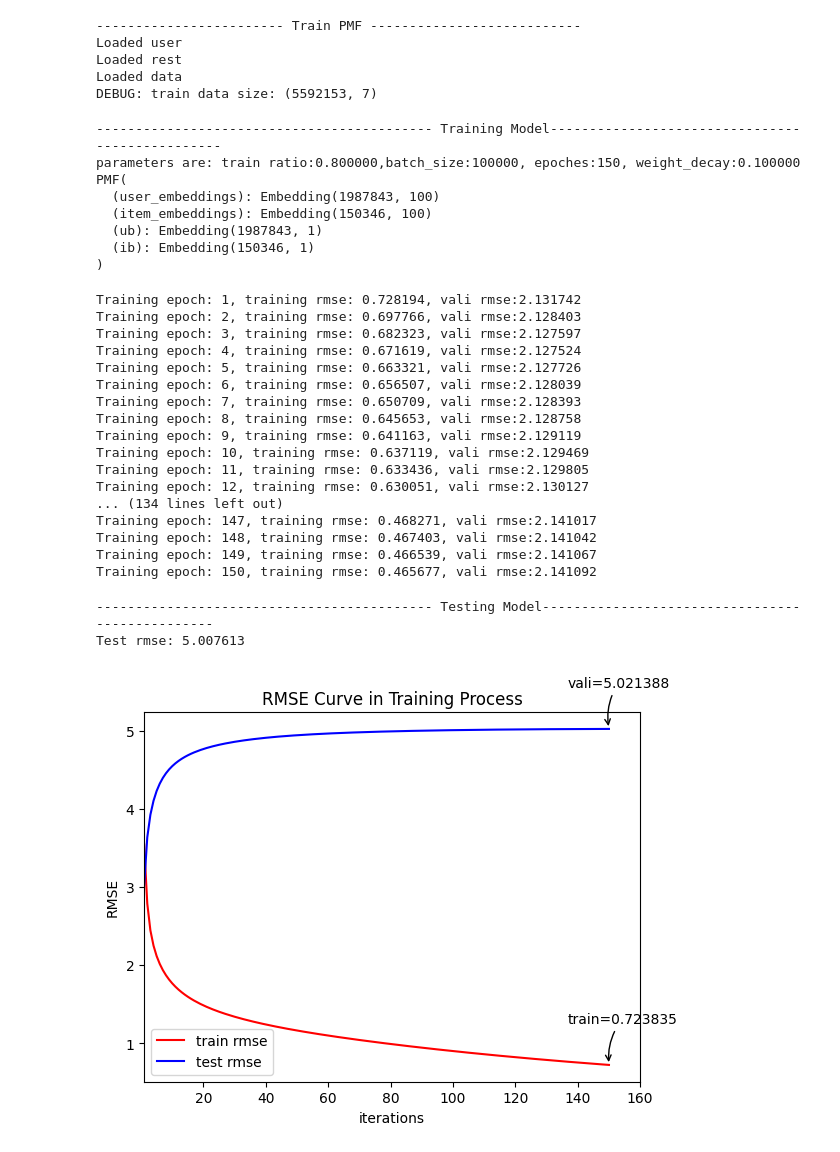
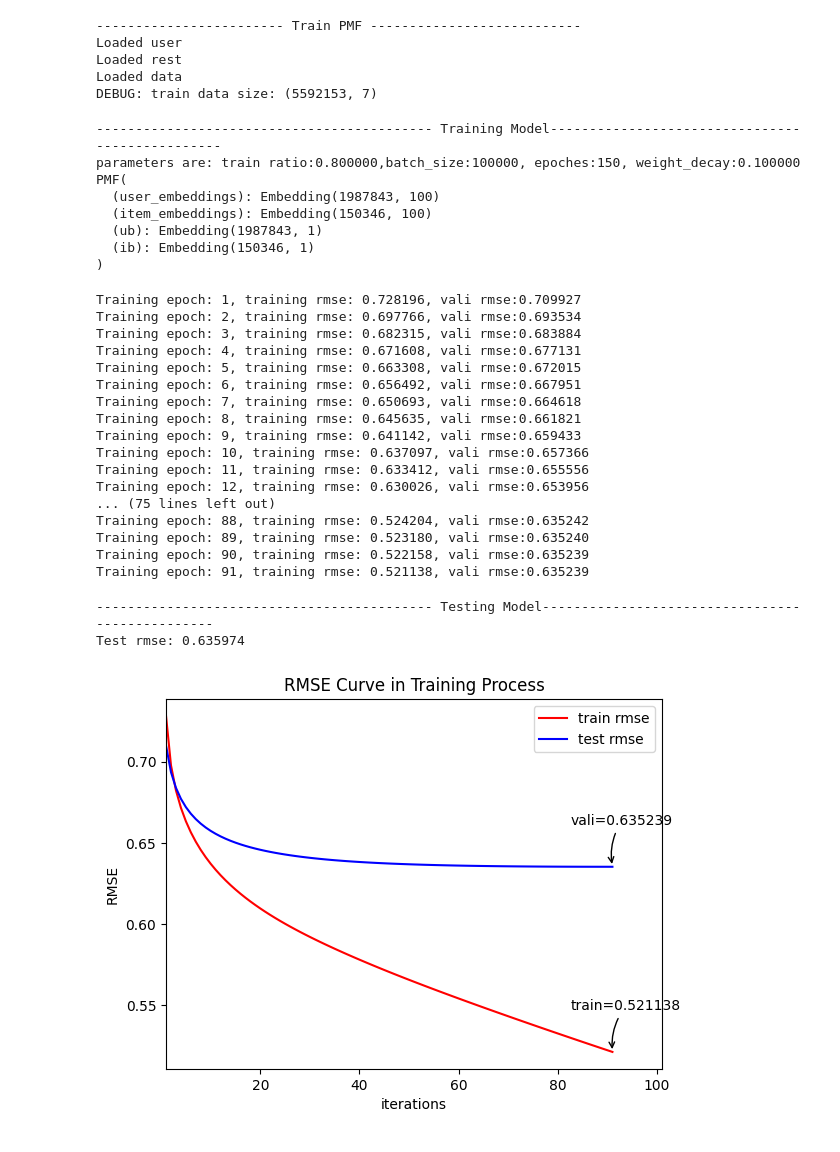
Before and after one commit to nghiax32/DRL-based-Recommendation, a Jupyter notebook: pmf.ipynb, the cells around one changed output. Drawn from its saved outputs; the diff is of its cells as text; code cells hidden in the pictures.

```diff
--- a/pmf.ipynb
+++ b/pmf.ipynb
@@ -179,9 +179,9 @@ for epoch in range(1, epoches+1):
 
     # Calculate validation rmse loss
     if cuda:
-        vali_rmse = RMSE(vali_preds.cpu().data.numpy(), vali_data[:, 1])
+        vali_rmse = RMSE(vali_preds.cpu().data.numpy(), vali_data[:, 0])
     else:
-        vali_rmse = RMSE(vali_preds.data.numpy(), vali_data[:, 1])
+        vali_rmse = RMSE(vali_preds.data.numpy(), vali_data[:, 0])
 
     # Add losses to rmse loss lists
     train_rmse_list.append(train_rmse)
@@ -191,10 +191,10 @@ for epoch in range(1, epoches+1):
               format(epoch, train_rmse, vali_rmse))
 
     # # Early stop condition
-    # if last_vali_rmse and last_vali_rmse < vali_rmse:
-    #     break
-    # else:
-    #   last_vali_rmse = vali_rmse
+    if last_vali_rmse and last_vali_rmse < vali_rmse:
+        break
+    else:
+      last_vali_rmse = vali_rmse
 # %% [output]
 ------------------------------------------- Training Model------------------------------------------------
 parameters are: train ratio:0.800000,batch_size:100000, epoches:150, weight_decay:0.100000
@@ -204,23 +204,23 @@ PMF(
   (ub): Embedding(1987843, 1)
   (ib): Embedding(150346, 1)
 )
-Training epoch: 1, training rmse: 0.728194, vali rmse:2.131742
-Training epoch: 2, training rmse: 0.697766, vali rmse:2.128403
-Training epoch: 3, training rmse: 0.682323, vali rmse:2.127597
-Training epoch: 4, training rmse: 0.671619, vali rmse:2.127524
-Training epoch: 5, training rmse: 0.663321, vali rmse:2.127726
-Training epoch: 6, training rmse: 0.656507, vali rmse:2.128039
-Training epoch: 7, training rmse: 0.650709, vali rmse:2.128393
-Training epoch: 8, training rmse: 0.645653, vali rmse:2.128758
-Training epoch: 9, training rmse: 0.641163, vali rmse:2.129119
-Training epoch: 10, training rmse: 0.637119, vali rmse:2.129469
-Training epoch: 11, training rmse: 0.633436, vali rmse:2.129805
-Training epoch: 12, training rmse: 0.630051, vali rmse:2.130127
-... (134 lines left out)
-Training epoch: 147, training rmse: 0.468271, vali rmse:2.141017
-Training epoch: 148, training rmse: 0.467403, vali rmse:2.141042
-Training epoch: 149, training rmse: 0.466539, vali rmse:2.141067
-Training epoch: 150, training rmse: 0.465677, vali rmse:2.141092
+Training epoch: 1, training rmse: 0.728196, vali rmse:0.709927
+Training epoch: 2, training rmse: 0.697766, vali rmse:0.693534
+Training epoch: 3, training rmse: 0.682315, vali rmse:0.683884
+Training epoch: 4, training rmse: 0.671608, vali rmse:0.677131
+Training epoch: 5, training rmse: 0.663308, vali rmse:0.672015
+Training epoch: 6, training rmse: 0.656492, vali rmse:0.667951
+Training epoch: 7, training rmse: 0.650693, vali rmse:0.664618
+Training epoch: 8, training rmse: 0.645635, vali rmse:0.661821
+Training epoch: 9, training rmse: 0.641142, vali rmse:0.659433
+Training epoch: 10, training rmse: 0.637097, vali rmse:0.657366
+Training epoch: 11, training rmse: 0.633412, vali rmse:0.655556
+Training epoch: 12, training rmse: 0.630026, vali rmse:0.653956
+... (75 lines left out)
+Training epoch: 88, training rmse: 0.524204, vali rmse:0.635242
+Training epoch: 89, training rmse: 0.523180, vali rmse:0.635240
+Training epoch: 90, training rmse: 0.522158, vali rmse:0.635239
+Training epoch: 91, training rmse: 0.521138, vali rmse:0.635239
 # %%
 print('------------------------------------------- Testing Model------------------------------------------------')
 
@@ -235,34 +235,34 @@ else:
 # Get test predictions
 preds = model.predict(test_row, test_col)
 
 # Get test rmse loss
 if cuda:
-    test_rmse = RMSE(preds.cpu().data.numpy(), test_data[:, 1])
+    test_rmse = RMSE(preds.cpu().data.numpy(), test_data[:, 0])
 else:
-    test_rmse = RMSE(preds.data.numpy(), test_data[:, 1])
+    test_rmse = RMSE(preds.data.numpy(), test_data[:, 0])
 print('Test rmse: {:f}'.format(test_rmse))
 
 # Create plots
 plt.figure(1)
 plt.plot(range(1, len(train_rmse_list)+1), train_rmse_list, color='r', label='train rmse')
 plt.plot(range(1, len(vali_rmse_list)+1), vali_rmse_list, color='b', label='test rmse')
 plt.legend()
 plt.annotate(r'train=%f' % (train_rmse_list[-1]), xy=(len(train_rmse_list), train_rmse_list[-1]),
              xycoords='data', xytext=(-30, 30), textcoords='offset points', fontsize=10,
              arrowprops=dict(arrowstyle='->', connectionstyle='arc3, rad=.2'))
 plt.annotate(r'vali=%f' % (vali_rmse_list[-1]), xy=(len(vali_rmse_list), vali_rmse_list[-1]),
              xycoords='data', xytext=(-30, 30), textcoords='offset points', fontsize=10,
              arrowprops=dict(arrowstyle='->', connectionstyle='arc3, rad=.2'))
 plt.xlim([1, len(train_rmse_list)+10])
 plt.xlabel('iterations')
 plt.ylabel('RMSE')
 plt.title('RMSE Curve in Training Process')
 plt.show()
 
 # Save model
 path_to_trained_pmf = 'dataset/data_runs/ratio_{:f}_bs_{:d}_e_{:d}_wd_{:f}_lr_{:f}_trained_pmf.pt'.format(ratio, batch_size, len(train_rmse_list), weight_decay, lr)
 torch.save(model.state_dict(), path_to_trained_pmf)
 # %% [output]
 ------------------------------------------- Testing Model------------------------------------------------
-Test rmse: 5.007613
+Test rmse: 0.635974
-[figure, old version]
+[figure, new version]
```
Also changed, not shown: 3 other files.
